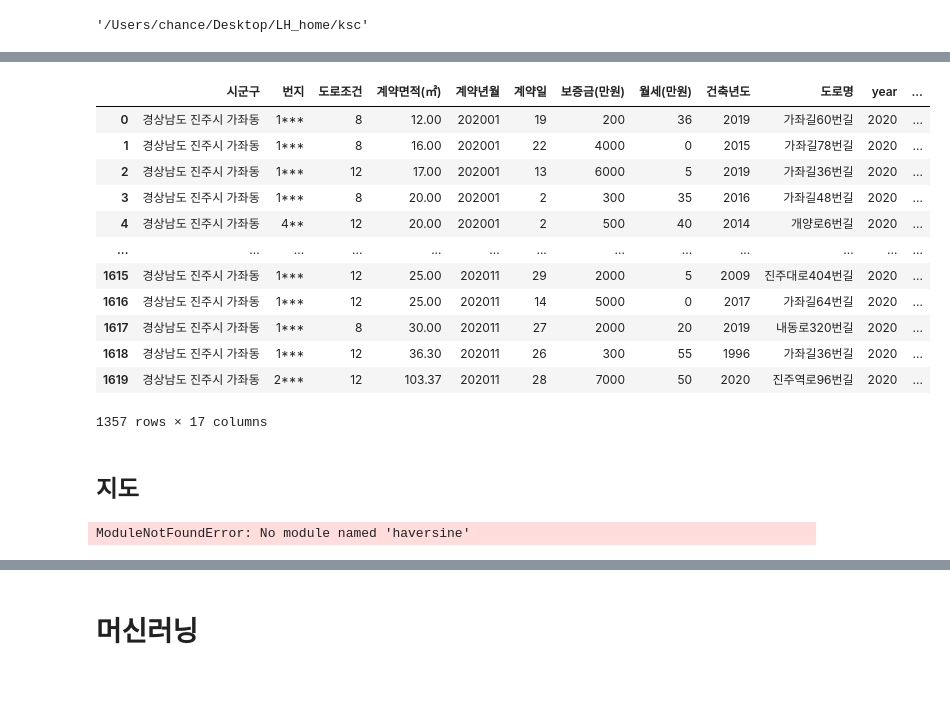
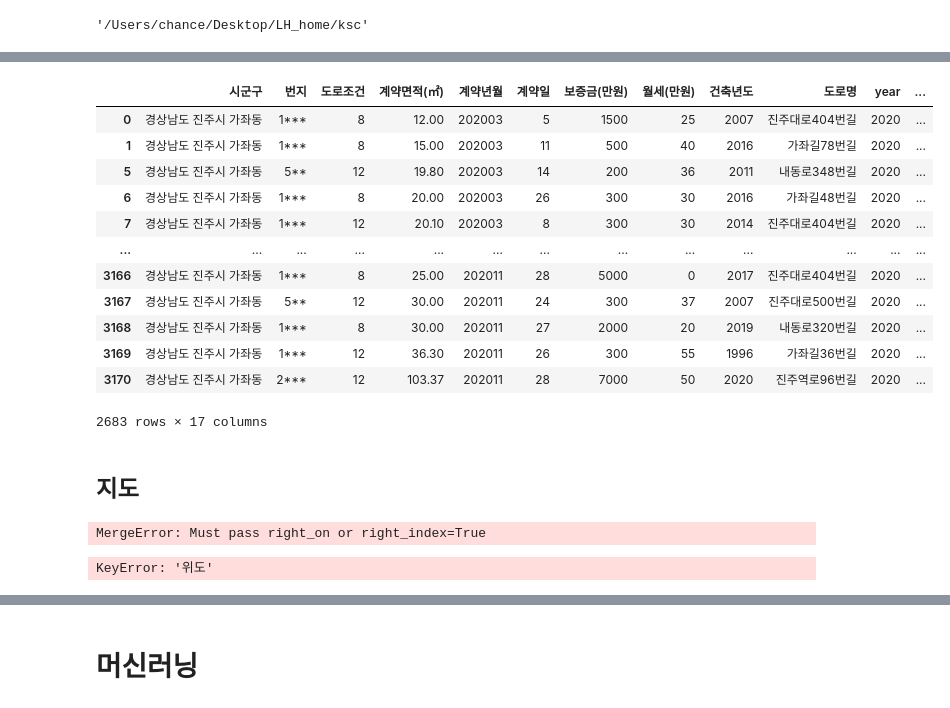
Before and after one commit to ChanceMKR/LH_home, a Jupyter notebook: ksc/lh_home.ipynb, the cells around one changed output, grey strips where cells are left out. Saved outputs shown, nothing was run; the diff lists cells and outputs as text; code cells hidden in the pictures.

```diff
--- a/ksc/lh_home.ipynb
+++ b/ksc/lh_home.ipynb
@@ -17,19 +29,22 @@ folder = os.listdir()
 
 file = []
 for f in folder:
-    if "단독다가구" in f:
+    if "_2022" in f:
         data = pd.read_csv("./" + f, encoding="cp949", skiprows=15)
         data = data[list(data.columns[:11])]
         file.append(data)
 
 gajwa = pd.concat(file)
-gajwa = gajwa.dropna(axis=0)
+# gajwa = gajwa.dropna(axis=0)
+
+gajwa = gajwa.fillna({'건축년도':gajwa['건축년도'].mode()[0]})
+gajwa = gajwa.fillna({'도로명':gajwa['도로명'].mode()[0]})
 
 # 도로조건을 정수로 변환
 road=[]
 for a in gajwa["도로조건"]:
     if a=="-":
-        a = "0"
+        a = "8"
     road.append(int(a.split("m")[0]))
 gajwa["도로조건"] = road
 
@@ -54,56 +69,57 @@ gajwa["location"] = gajwa.시군구 + " " + gajwa.도로명
 
 #원핫인코딩으로 전월세 구분하기
 gajwa = pd.get_dummies(gajwa, columns = ["전월세구분"])
-#gajwa = pd.get_dummies(gajwa, columns = ["도로명"])
+# gajwa = pd.get_dummies(gajwa, columns = ["도로명"])
 
 # 계약년월 기준으로 전월세전환율 입력하기
-rate = pd.read_csv("./지역별_전월세전환율_20221112193907.csv", encoding="cp949")
+rate = pd.read_csv("./rate.csv", encoding="cp949")
 rate = rate.T
-rate = rate[2:]
+rate = rate[3:]
 
 month = []
 for r in rate.index:
     new = "".join(r.split("."))
     month.append(int(new))
 
 rate["계약년월"] = month
 rate.columns = ["전월세전환율", "계약년월"]
 rate.head()
 
 gajwa = pd.merge(left=gajwa, right=rate, how="inner", on="계약년월")
 
 keep = [int("".join(k.split(","))) for k in gajwa["보증금(만원)"]]
 gajwa["보증금(만원)"] = keep
 
 
 # 전월세전환율 기준으로 보증금+월세의 가치를 전세로 치환하여 value column으로 만들어준다.
 value=[round(gajwa["월세(만원)"][i] * 12 / (gajwa["전월세전환율"][i]/100) + gajwa["보증금(만원)"][i]) for i in range(len(gajwa))]
 gajwa["전세전환가격"] = value
 #gajwa["도로별 전세값평균"] = gajwa.groupby("도로명").전세전환가격.transform("mean")
 
 
 # 도로명 결측치 제거
 indexNames = []
 for i in range(len(gajwa["도로명"])):
     if "번길" not in gajwa["도로명"][i]:
         indexNames.append(i)
 
 gajwa.drop(indexNames, inplace=True)
+
 gajwa
 # %% [output]
 |  | 시군구 | 번지 | 도로조건 | 계약면적(㎡) | 계약년월 | 계약일 | 보증금(만원) | 월세(만원) | 건축년도 | 도로명 | year | ... |
-| 0 | 경상남도 진주시 가좌동 | 1*** | 8 | 12.00 | 202001 | 19 | 200 | 36 | 2019 | 가좌길60번길 | 2020 | ... |
-| 1 | 경상남도 진주시 가좌동 | 1*** | 8 | 16.00 | 202001 | 22 | 4000 | 0 | 2015 | 가좌길78번길 | 2020 | ... |
-| 2 | 경상남도 진주시 가좌동 | 1*** | 12 | 17.00 | 202001 | 13 | 6000 | 5 | 2019 | 가좌길36번길 | 2020 | ... |
-| 3 | 경상남도 진주시 가좌동 | 1*** | 8 | 20.00 | 202001 | 2 | 300 | 35 | 2016 | 가좌길48번길 | 2020 | ... |
-| 4 | 경상남도 진주시 가좌동 | 4** | 12 | 20.00 | 202001 | 2 | 500 | 40 | 2014 | 개양로6번길 | 2020 | ... |
+| 0 | 경상남도 진주시 가좌동 | 1*** | 8 | 12.00 | 202003 | 5 | 1500 | 25 | 2007 | 진주대로404번길 | 2020 | ... |
+| 1 | 경상남도 진주시 가좌동 | 1*** | 8 | 15.00 | 202003 | 11 | 500 | 40 | 2016 | 가좌길78번길 | 2020 | ... |
+| 5 | 경상남도 진주시 가좌동 | 5** | 12 | 19.80 | 202003 | 14 | 200 | 36 | 2011 | 내동로348번길 | 2020 | ... |
+| 6 | 경상남도 진주시 가좌동 | 1*** | 8 | 20.00 | 202003 | 26 | 300 | 30 | 2016 | 가좌길48번길 | 2020 | ... |
+| 7 | 경상남도 진주시 가좌동 | 1*** | 12 | 20.10 | 202003 | 8 | 300 | 30 | 2014 | 진주대로404번길 | 2020 | ... |
 | ... | ... | ... | ... | ... | ... | ... | ... | ... | ... | ... | ... | ... |
-| 1615 | 경상남도 진주시 가좌동 | 1*** | 12 | 25.00 | 202011 | 29 | 2000 | 5 | 2009 | 진주대로404번길 | 2020 | ... |
-| 1616 | 경상남도 진주시 가좌동 | 1*** | 12 | 25.00 | 202011 | 14 | 5000 | 0 | 2017 | 가좌길64번길 | 2020 | ... |
-| 1617 | 경상남도 진주시 가좌동 | 1*** | 8 | 30.00 | 202011 | 27 | 2000 | 20 | 2019 | 내동로320번길 | 2020 | ... |
-| 1618 | 경상남도 진주시 가좌동 | 1*** | 12 | 36.30 | 202011 | 26 | 300 | 55 | 1996 | 가좌길36번길 | 2020 | ... |
-| 1619 | 경상남도 진주시 가좌동 | 2*** | 12 | 103.37 | 202011 | 28 | 7000 | 50 | 2020 | 진주역로96번길 | 2020 | ... |
+| 3166 | 경상남도 진주시 가좌동 | 1*** | 8 | 25.00 | 202011 | 28 | 5000 | 0 | 2017 | 진주대로404번길 | 2020 | ... |
+| 3167 | 경상남도 진주시 가좌동 | 5** | 12 | 30.00 | 202011 | 24 | 300 | 37 | 2007 | 진주대로500번길 | 2020 | ... |
+| 3168 | 경상남도 진주시 가좌동 | 1*** | 8 | 30.00 | 202011 | 27 | 2000 | 20 | 2019 | 내동로320번길 | 2020 | ... |
+| 3169 | 경상남도 진주시 가좌동 | 1*** | 12 | 36.30 | 202011 | 26 | 300 | 55 | 1996 | 가좌길36번길 | 2020 | ... |
+| 3170 | 경상남도 진주시 가좌동 | 2*** | 12 | 103.37 | 202011 | 28 | 7000 | 50 | 2020 | 진주역로96번길 | 2020 | ... |
-1357 rows × 17 columns
+2683 rows × 17 columns
 # %%
 # # 전세 월세 구분 데이터셋
 # gajwa = gajwa[gajwa.전월세구분 == "월세"]
@@ -121,0 +130,8 @@ gajwa
+# %%
+# 위경도를 이용한 거리구하기
+
+geo = pd.read_csv("./geocoding.csv")
+gajwa_c = pd.merge(left=gajwa, right=geo, how="left", left_index=True)
+gajwa_c
+# %% [output]
+MergeError: Must pass right_on or right_index=True
@@ -122,11 +155,14 @@ gajwa
 # %%
-from haversine import haversine
-
 gnu_long = 35.1530444
 gnu_lat = 128.1010899
 
-haversine((gajwa["위도"], gajwa["경도"]), (gnu_lat, gnu_long))
+dist = []
+for i in range(len(gajwa)):
+    d = distance(float(gajwa["위도"][i]), float(gajwa["경도"][i]), gnu_lat, gnu_long)
+    dist.append(d)
+
+dist
 # %% [output]
-ModuleNotFoundError: No module named 'haversine'
+KeyError: '위도'
 # %%
 import folium
```
Also changed, not shown: parts of 13 cells of this notebook.
